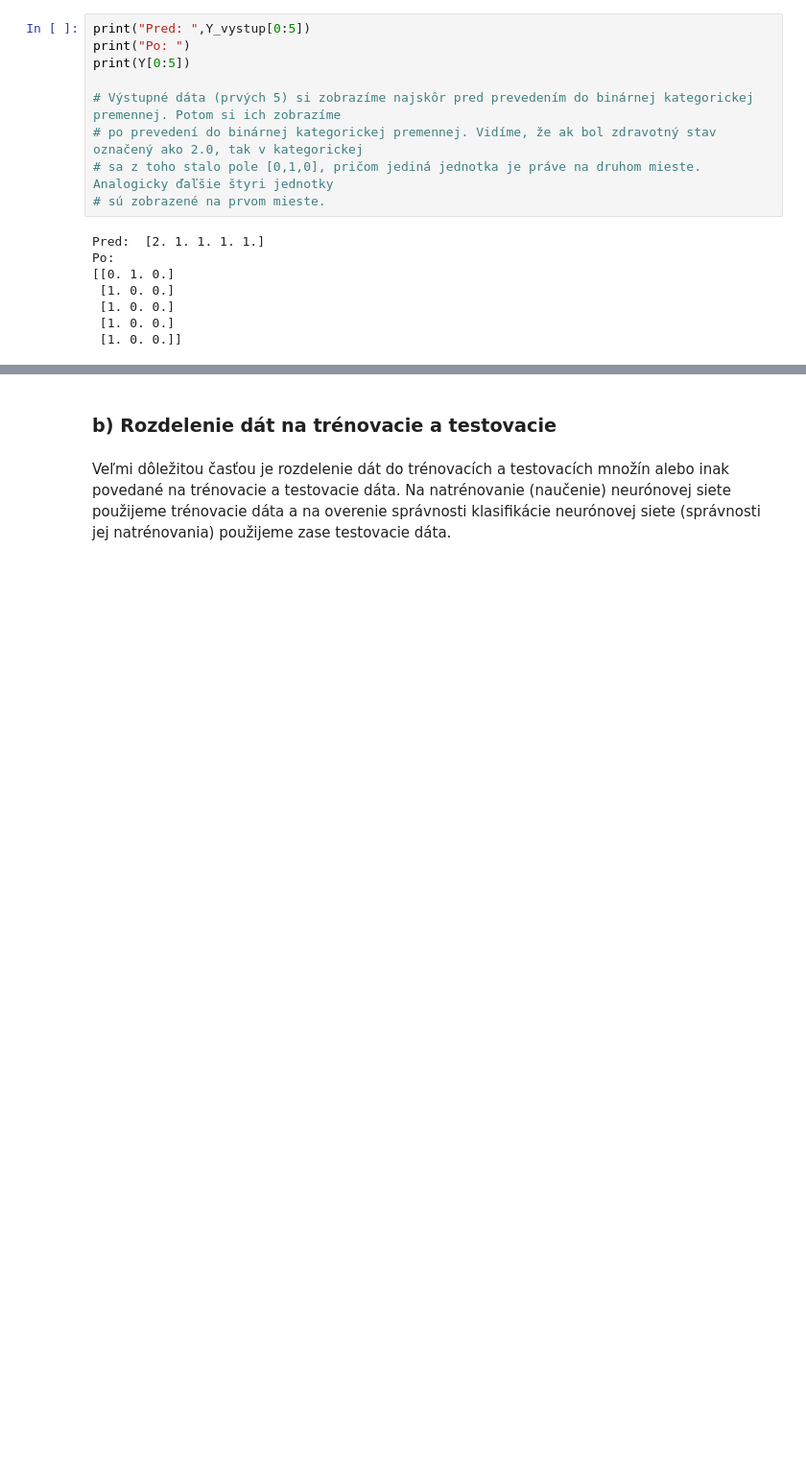
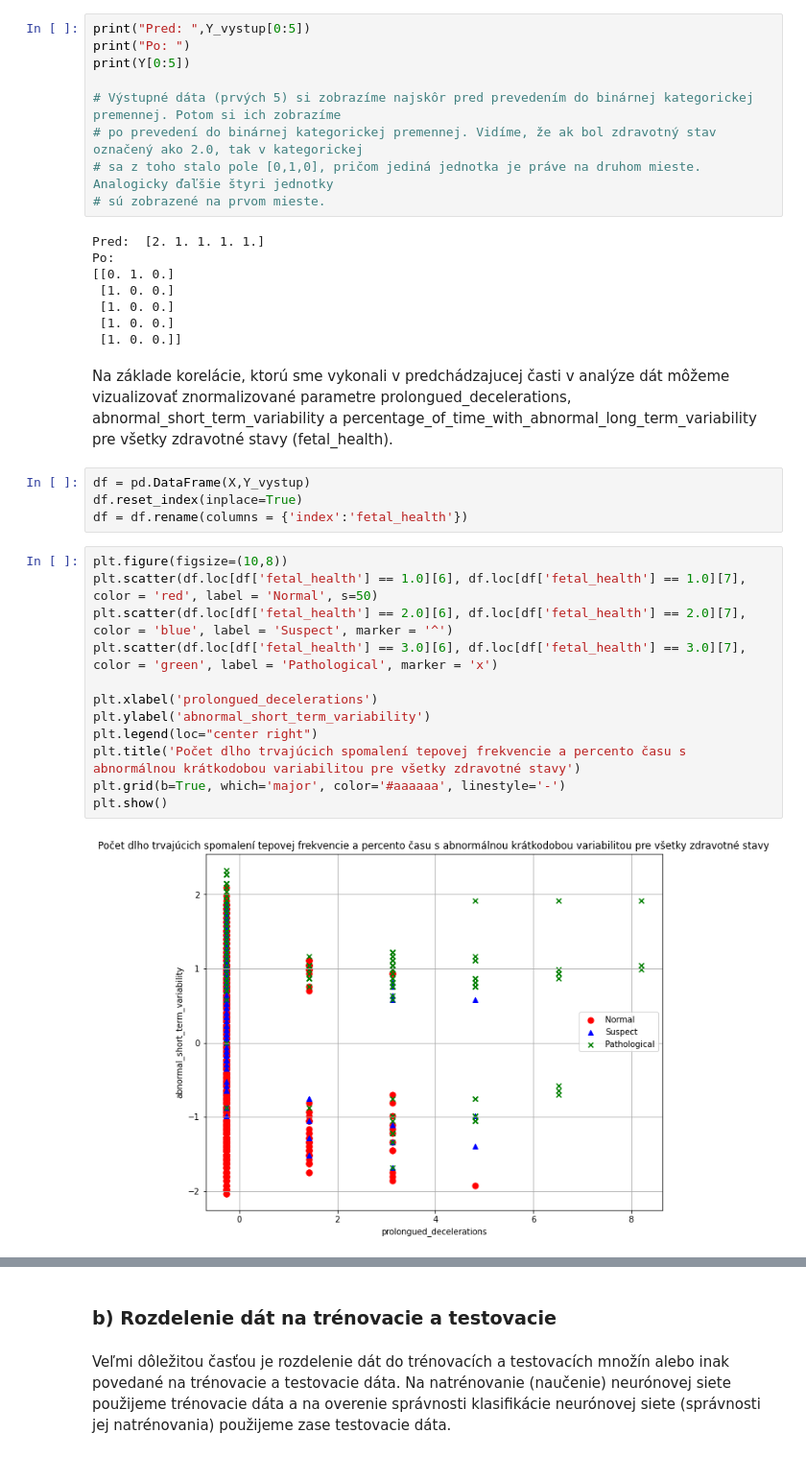
Before and after one commit to georgeob/Drzik_NS2021, a Jupyter notebook: Drzik_NS2021.ipynb, the cells around one changed output, grey strips where cells are left out. Shown at 96% size. Drawn from its saved outputs; the diff is of its cells as text; blank space fills up the shorter version.

```diff
--- a/Drzik_NS2021.ipynb
+++ b/Drzik_NS2021.ipynb
@@ -224,3 +228,23 @@ Po:
  [1. 0. 0.]
  [1. 0. 0.]
  [1. 0. 0.]]
+# %% [markdown]
+Na základe korelácie, ktorú sme vykonali v predchádzajucej časti v analýze dát môžeme vizualizovať znormalizované parametre prolongued_decelerations, abnormal_short_term_variability a percentage_of_time_with_abnormal_long_term_variability pre všetky zdravotné stavy (fetal_health).
+# %%
+df = pd.DataFrame(X,Y_vystup)
+df.reset_index(inplace=True)
+df = df.rename(columns = {'index':'fetal_health'})
+# %%
+plt.figure(figsize=(10,8))
+plt.scatter(df.loc[df['fetal_health'] == 1.0][6], df.loc[df['fetal_health'] == 1.0][7], color = 'red', label = 'Normal', s=50)
+plt.scatter(df.loc[df['fetal_health'] == 2.0][6], df.loc[df['fetal_health'] == 2.0][7], color = 'blue', label = 'Suspect', marker = '^')
+plt.scatter(df.loc[df['fetal_health'] == 3.0][6], df.loc[df['fetal_health'] == 3.0][7], color = 'green', label = 'Pathological', marker = 'x')
+
+plt.xlabel('prolongued_decelerations')
+plt.ylabel('abnormal_short_term_variability')
+plt.legend(loc="center right")
+plt.title('Počet dlho trvajúcich spomalení tepovej frekvencie a percento času s abnormálnou krátkodobou variabilitou pre všetky zdravotné stavy')
+plt.grid(b=True, which='major', color='#aaaaaa', linestyle='-')
+plt.show()
+# %% [output]
+[figure, added]
```
Also changed, not shown: parts of 3 cells of this notebook.
